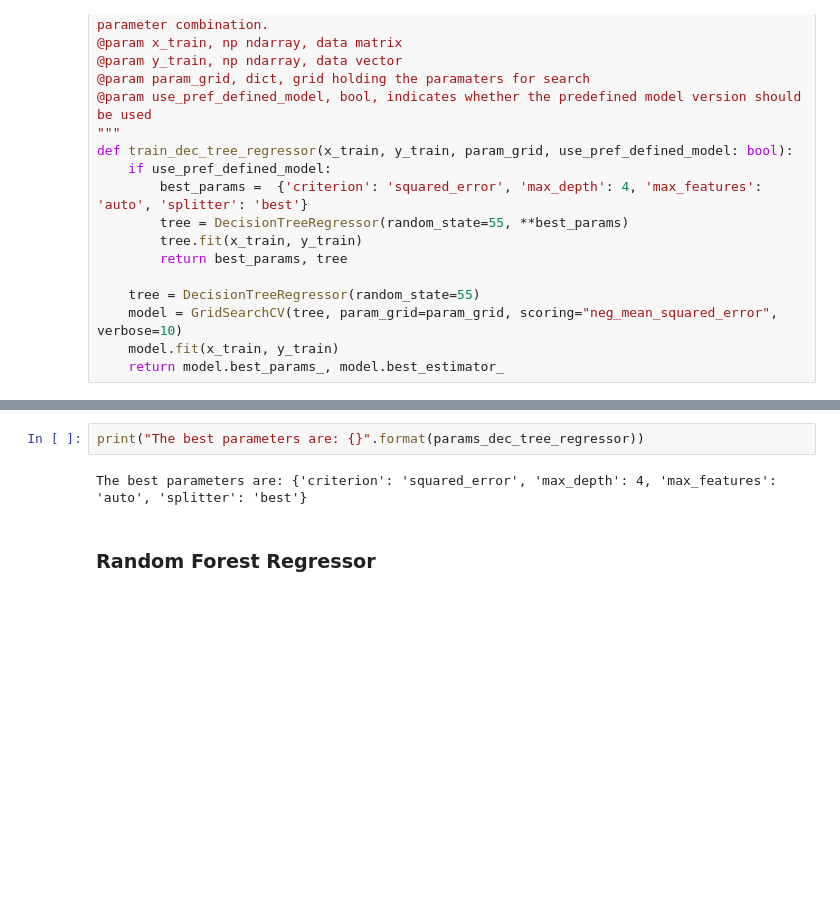
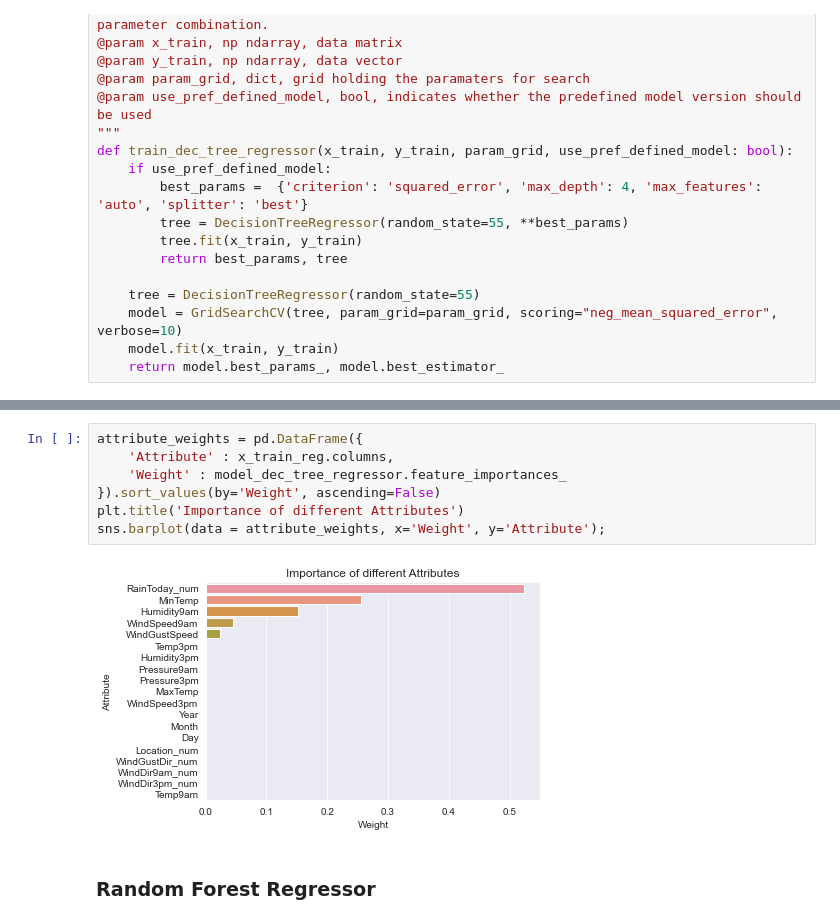
Before and after one commit to Stern1710/australia-weather-data, a Jupyter notebook: SPOD_Group7_Project.ipynb, the cells around one changed output, grey strips where cells are left out. Drawn from its saved outputs; the diff is of its cells as text; blank space fills up the shorter version.

```diff
--- a/SPOD_Group7_Project.ipynb
+++ b/SPOD_Group7_Project.ipynb
@@ -645,7 +647,12 @@ R2 score: 0.1821
-# %%
-print("The best parameters are: {}".format(params_dec_tree_regressor))
-# %% [output]
-The best parameters are: {'criterion': 'squared_error', 'max_depth': 4, 'max_features': 'auto', 'splitter': 'best'}
+# %%
+attribute_weights = pd.DataFrame({
+    'Attribute' : x_train_reg.columns,
+    'Weight' : model_dec_tree_regressor.feature_importances_
+}).sort_values(by='Weight', ascending=False)
+plt.title('Importance of different Attributes')
+sns.barplot(data = attribute_weights, x='Weight', y='Attribute');
+# %% [output]
+[figure, added]
 # %% [markdown]
 ### Random Forest Regressor
 # %%
```
Also changed, not shown: parts of 20 cells of this notebook.
